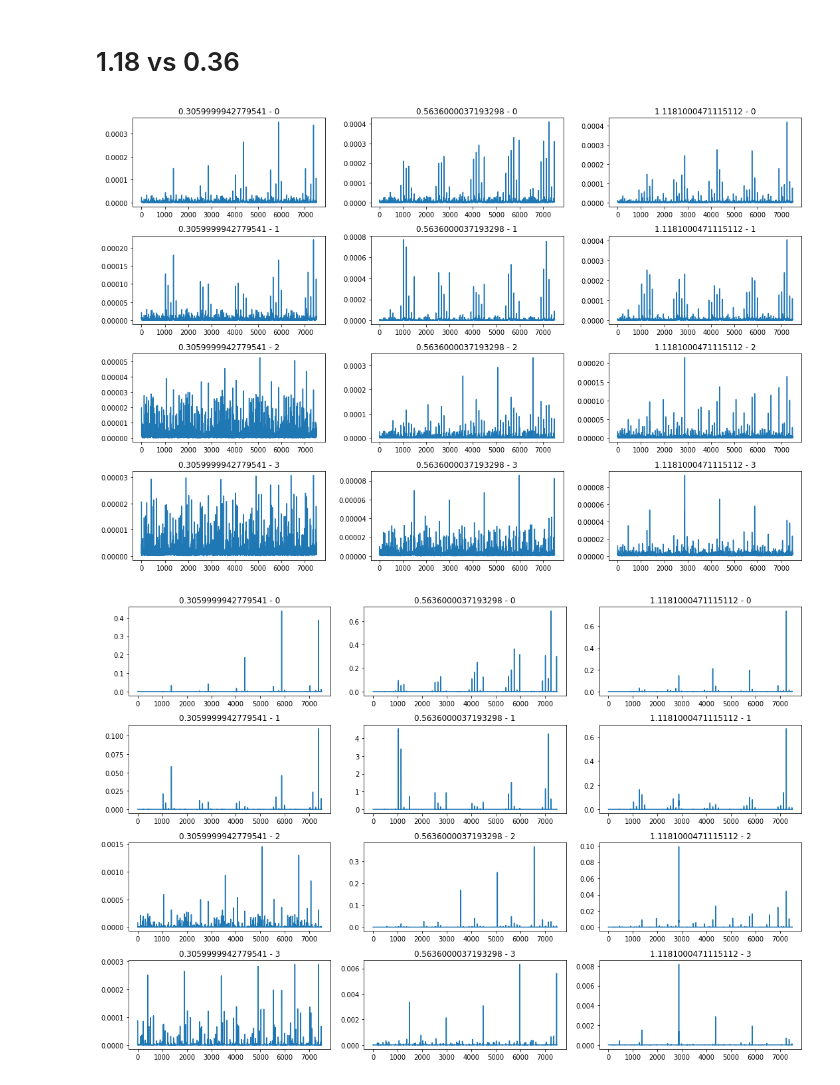
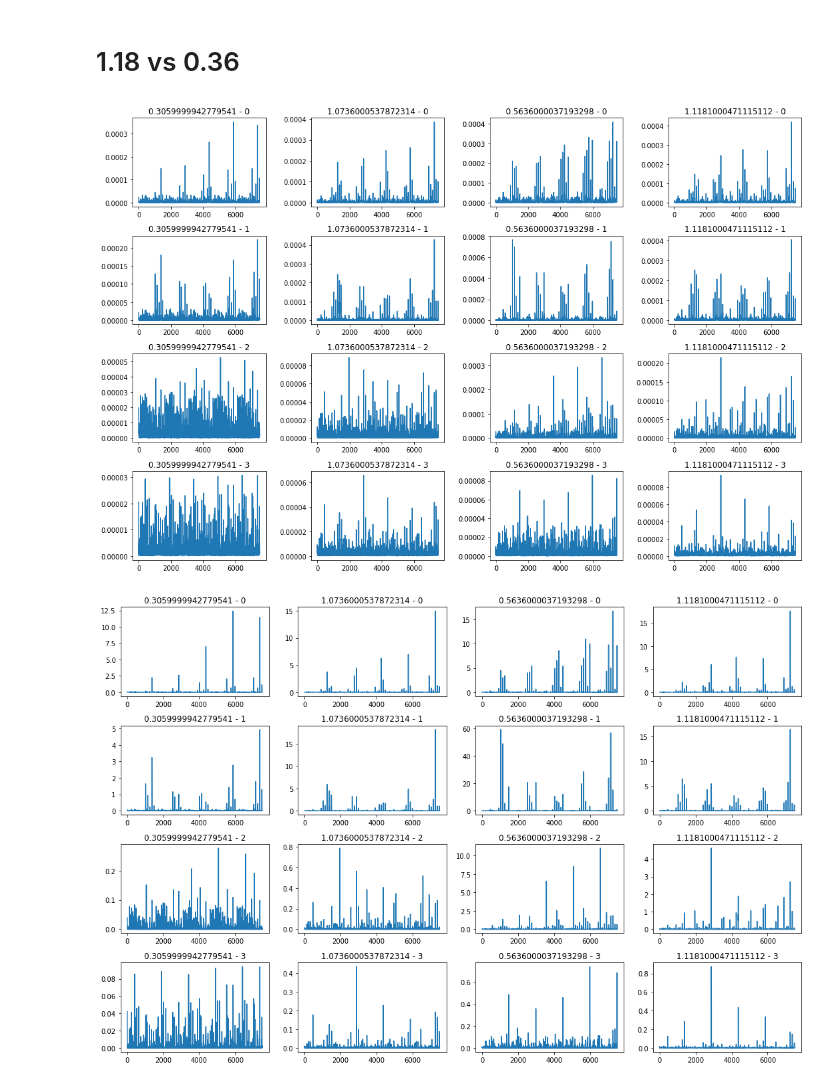
Before and after one commit to sammer1107/ML-DataAnalysis, a Jupyter notebook: bigdata/ThuBigData.ipynb, the cells around one changed output. Cells and saved outputs as stored; diff of their text form; code cells hidden in the pictures.

```diff
--- a/bigdata/ThuBigData.ipynb
+++ b/bigdata/ThuBigData.ipynb
@@ -69,36 +69,40 @@ plt.figure(figsize=[15,6])
 plt.plot(b[0:500])
 # %% [markdown]
 # 1.18 vs 0.36
+# %%
+select107 = np.sort(target)[-2]
 # %%
 sorted_target = np.sort(target)
 middle_target = sorted_target[len(sorted_target)//2]
 # %%
 selection = np.logical_or(target == min(target), target == max(target), )
 selection = np.logical_or(selection, middle_target == target)
+selection = np.logical_or(selection, select107 == target)
 cattrs = attrs[selection]
 ctargets = target[selection]
+num_selection = 4
 # %%
 plt.scatter(cattrs[:,:,0].mean(axis=1), ctargets)
 plt.axis([2.7e-06, 3.6e-06, 0, 1.2])
 # %%
 plt.figure(figsize=[15,10])
-for i in range(12):
-    plt.subplot(4,3,i+1)
-    plt.plot(cattrs[i%3,:,i//3])
-    plt.title("{} - {}".format(ctargets[i%3], i//3))
+for i in range(4*num_selection):
+    plt.subplot(4,num_selection,i+1)
+    plt.plot(cattrs[i%num_selection,:,i//num_selection])
+    plt.title("{} - {}".format(ctargets[i%num_selection], i//num_selection))
 plt.tight_layout()
 # %% [output]
-[figure, old version]
+[figure, new version]
 # %%
 plt.figure(figsize=[15,10])
-for i in range(12):
-    plt.subplot(4,3,i+1)
-    y = np.array(cattrs[i%3,:,i//3], dtype=np.float32)
-    plt.plot(np.power(y,3)*1e10)
-    plt.title("{} - {}".format(ctargets[i%3], i//3))
+for i in range(4*num_selection):
+    plt.subplot(4,num_selection,i+1)
+    y = np.array(cattrs[i%num_selection,:,i//num_selection], dtype=np.float32)
+    plt.plot(np.power(y,2)*1e8)
+    plt.title("{} - {}".format(ctargets[i%num_selection], i//num_selection))
 plt.tight_layout()
 # %% [output]
-[figure, old version]
+[figure, new version]
 # %%
 plt.figure(figsize=[15,6])
 plt.subplot(121)
```
Also changed, not shown: parts of 7 cells of this notebook.
